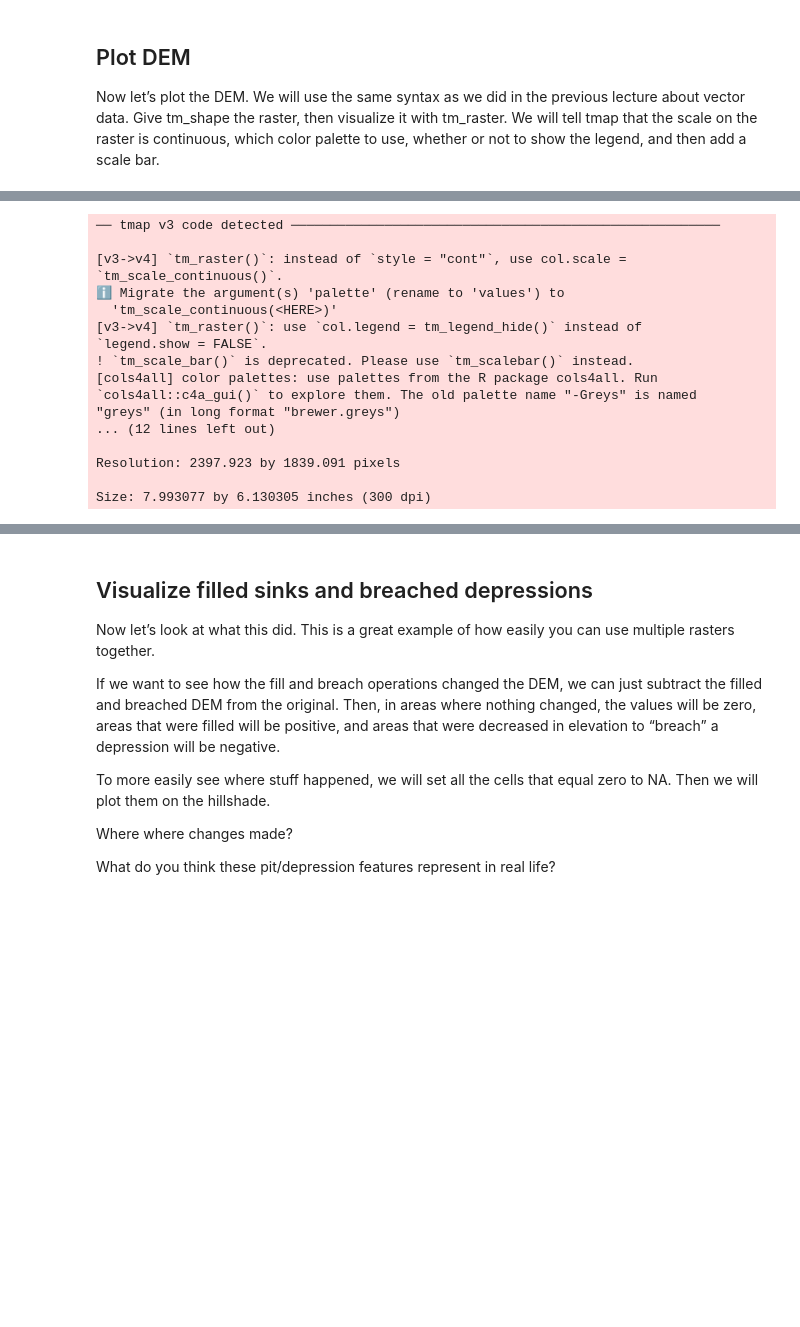
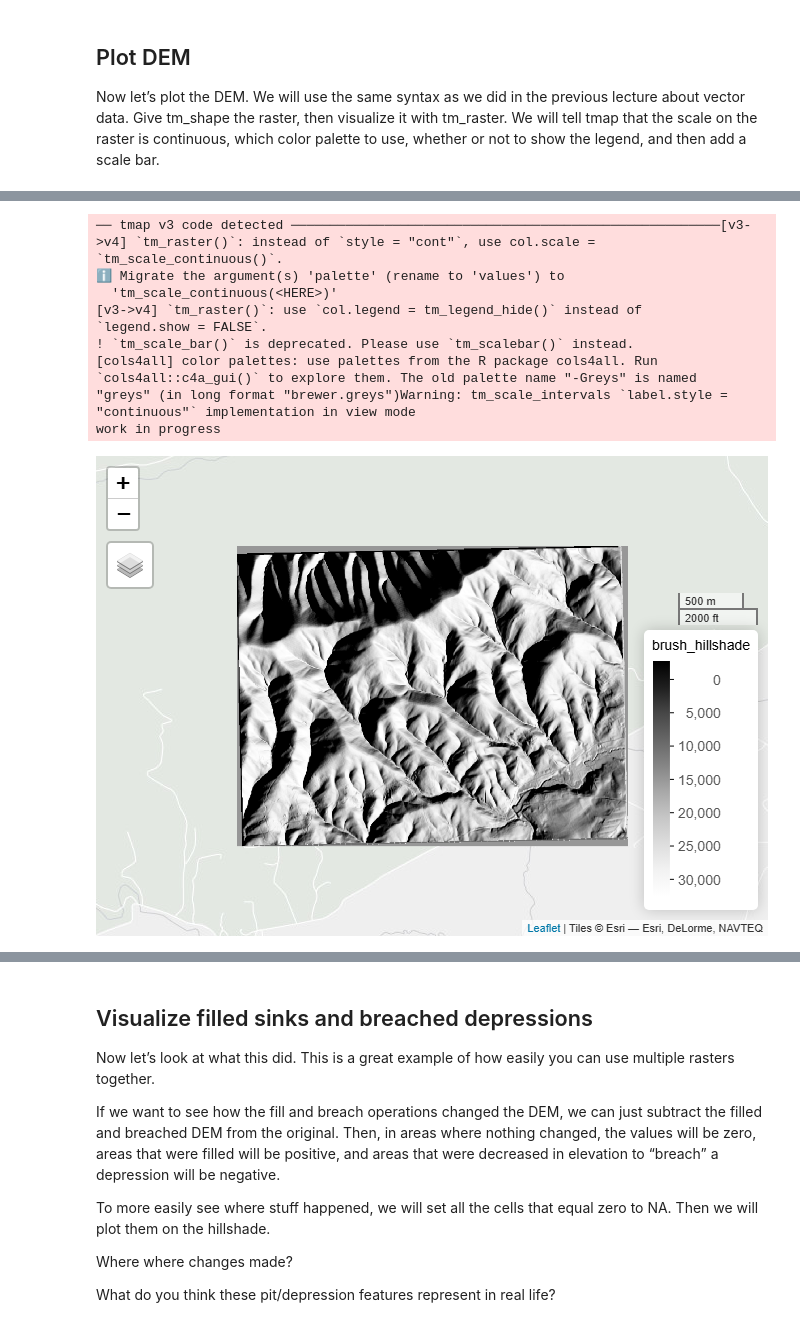
Before and after one commit to VT-Hydroinformatics/13-Geospatial-Raster-Hydro, a Jupyter notebook: 13-Geospatial-Raster-Hydro.ipynb, the cells around one changed output, grey strips where cells are left out. Saved outputs shown, nothing was run; the diff lists cells and outputs as text; code cells hidden in the pictures; blank space fills up the shorter version.

```diff
--- a/13-Geospatial-Raster-Hydro.ipynb
+++ b/13-Geospatial-Raster-Hydro.ipynb
@@ -189,38 +144,26 @@ nice.
 
 Notice how much more you can see in the landscape!
 # %%
-# define where to save static and interactive maps
-hillshade_plot_interactive_fp <- "./images/hillshade-plot.html"
-hillshade_plot_static_fp <- "./images/hillshade-plot.png"
-
 wbt_hillshade(dem = "McDonaldHollowDEM/brushDEMsm_5m_crs.tif",
               output = "McDonaldHollowDEM/brush_hillshade.tif",
               azimuth = 115)
 
 hillshade <- rast("McDonaldHollowDEM/brush_hillshade.tif")
 
-hillshade_plot <- tm_shape(hillshade)+
+tm_shape(hillshade)+
   tm_raster(style = "cont", palette = "-Greys", legend.show = FALSE)+
   tm_scale_bar()
-
-hillshade_plot |> tmap_save(filename=hillshade_plot_interactive_fp)
-hillshade_plot |> tmap_save(filename=hillshade_plot_static_fp)
 # %% [output]
-── tmap v3 code detected ───────────────────────────────────────────────────────
-
-[v3->v4] `tm_raster()`: instead of `style = "cont"`, use col.scale =
+── tmap v3 code detected ───────────────────────────────────────────────────────[v3->v4] `tm_raster()`: instead of `style = "cont"`, use col.scale =
 `tm_scale_continuous()`.
 ℹ Migrate the argument(s) 'palette' (rename to 'values') to
   'tm_scale_continuous(<HERE>)'
 [v3->v4] `tm_raster()`: use `col.legend = tm_legend_hide()` instead of
 `legend.show = FALSE`.
 ! `tm_scale_bar()` is deprecated. Please use `tm_scalebar()` instead.
 [cols4all] color palettes: use palettes from the R package cols4all. Run
 `cols4all::c4a_gui()` to explore them. The old palette name "-Greys" is named
-"greys" (in long format "brewer.greys")
-... (12 lines left out)
-
-Resolution: 2397.923 by 1839.091 pixels
-
-Size: 7.993077 by 6.130305 inches (300 dpi)
+"greys" (in long format "brewer.greys")Warning: tm_scale_intervals `label.style = "continuous"` implementation in view mode
+work in progress
+[figure, added]
 # %% [markdown]
```
Also changed, not shown: parts of 27 cells of this notebook, 2 other files.
